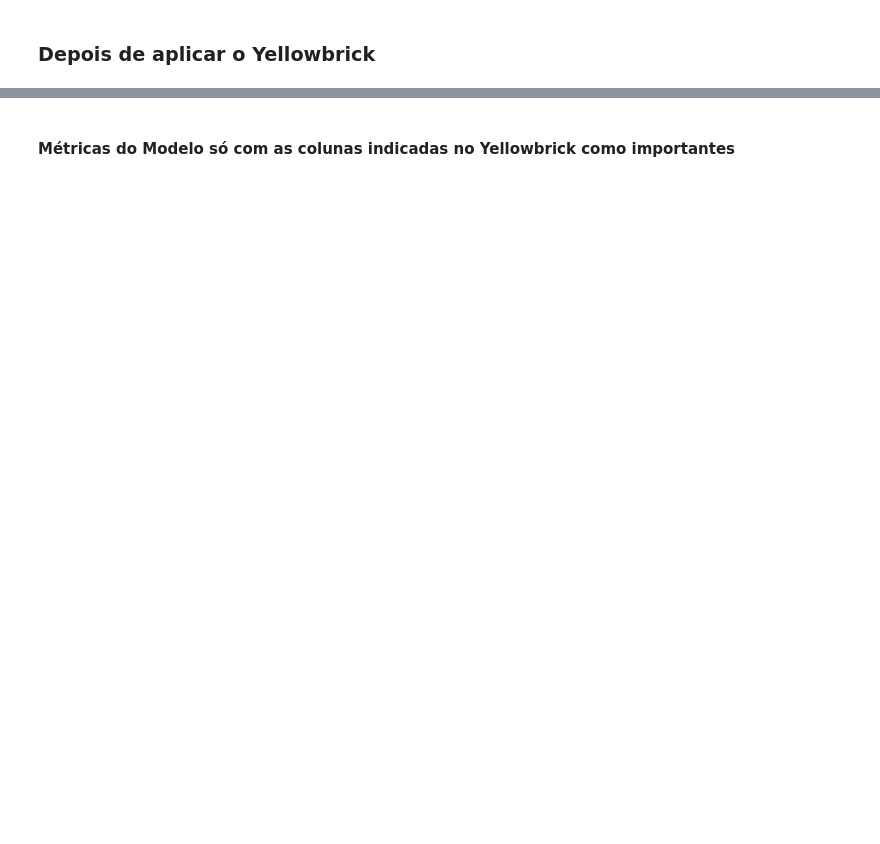
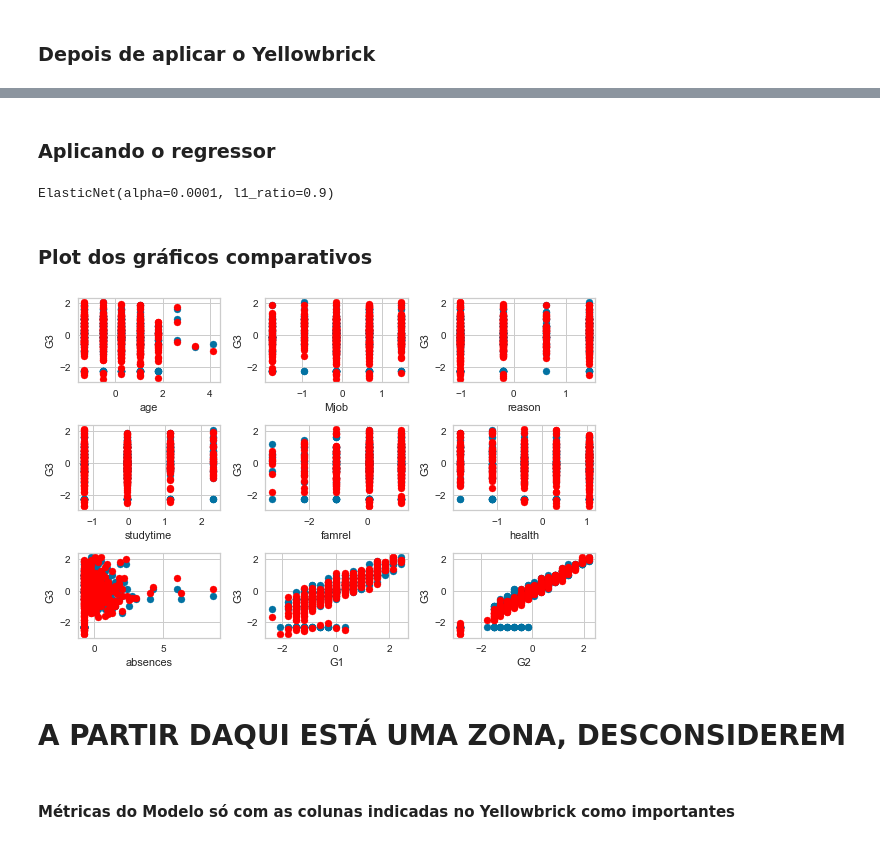
Before and after one commit to analiciabraga/desafioML, a Jupyter notebook: DesafioML-NotaFinal.ipynb, the cells around one changed output, grey strips where cells are left out. Saved outputs shown, nothing was run; the diff lists cells and outputs as text; code cells hidden in the pictures; blank space fills up the shorter version.

```diff
--- a/DesafioML-NotaFinal.ipynb
+++ b/DesafioML-NotaFinal.ipynb
@@ -176,0 +220,8 @@ DecisionTreeRegressor(random_state=0)
+# %%
+#Teste com diferentes alphas e l1_ratio
+for i in range(len(alphas)):
+    for j in range(len(l1s)):
+        teste_EN = ElasticNet(alpha=alphas[i],l1_ratio=l1s[j])
+        teste_EN.fit(X_train, y_train)
+        score = teste_EN.score(X_train, y_train)
+        print("alpha = ",alphas[i]," l1_ratio = ",l1s[j]," Score = ",score)
@@ -177,5 +246,69 @@ DecisionTreeRegressor(random_state=0)
+# %% [markdown]
+### Aplicando o regressor
+# %%
+# Usando os dados da linha anterior, o melhor score
+notas_final = ElasticNet(alpha=0.0001,l1_ratio=0.9)
+notas_final.fit(X_train, y_train)
+# %% [output]
+ElasticNet(alpha=0.0001, l1_ratio=0.9)
 # %%
-y_pred = regressor2.predict(X_test)
+y_pred = notas_final.predict(X)
+# %% [markdown]
+### Plot dos gráficos comparativos
+# %%
+# Cria gráficos que demonstram as posições dos dados usando as variáveis indicadas no Yellowbrick, em uma matriz (3,3)
+# acrescido do plot da predição
+fig, ax = plt.subplots(3, 3)
+ax[0,0].scatter(X.iloc[:,2],y);
+ax[0,0].scatter(X.iloc[:,2],y_pred,color='red');
+ax[0,0].set_xlabel('age');
+ax[0,0].set_ylabel('G3');
+
+ax[0,1].scatter(X.iloc[:,8],y);
+ax[0,1].scatter(X.iloc[:,8],y_pred,color='red');
+ax[0,1].set_xlabel('Mjob');
+ax[0,1].set_ylabel('G3');
+
+ax[0,2].scatter(X.iloc[:,10],y);
+ax[0,2].scatter(X.iloc[:,10],y_pred,color='red');
+ax[0,2].set_xlabel('reason');
+ax[0,2].set_ylabel('G3');
+
+ax[1,0].scatter(X.iloc[:,13],y);
+ax[1,0].scatter(X.iloc[:,13],y_pred,color='red');
+ax[1,0].set_xlabel('studytime');
+ax[1,0].set_ylabel('G3');
+
+ax[1,1].scatter(X.iloc[:,23],y);
+ax[1,1].scatter(X.iloc[:,23],y_pred,color='red');
+ax[1,1].set_xlabel('famrel');
+ax[1,1].set_ylabel('G3');
+
+ax[1,2].scatter(X.iloc[:,28],y);
+ax[1,2].scatter(X.iloc[:,28],y_pred,color='red');
+ax[1,2].set_xlabel('health');
+ax[1,2].set_ylabel('G3');
+
+ax[2,0].scatter(X.iloc[:,29],y);
+ax[2,0].scatter(X.iloc[:,29],y_pred,color='red');
+ax[2,0].set_xlabel('absences');
+ax[2,0].set_ylabel('G3');
+
+ax[2,1].scatter(X.iloc[:,30],y);
+ax[2,1].scatter(X.iloc[:,30],y_pred,color='red');
+ax[2,1].set_xlabel('G1');
+ax[2,1].set_ylabel('G3');
+
+ax[2,2].scatter(X.iloc[:,31],y);
+ax[2,2].scatter(X.iloc[:,31],y_pred,color='red');
+ax[2,2].set_xlabel('G2');
+ax[2,2].set_ylabel('G3');
+
+plt.tight_layout();
+# %% [output]
+[figure, added]
+# %% [markdown]
+# A PARTIR DAQUI ESTÁ UMA ZONA, DESCONSIDEREM
 # %% [markdown]
 #### Métricas do Modelo só com as colunas indicadas no Yellowbrick como importantes
 # %%
```
Also changed, not shown: parts of 23 cells of this notebook.
